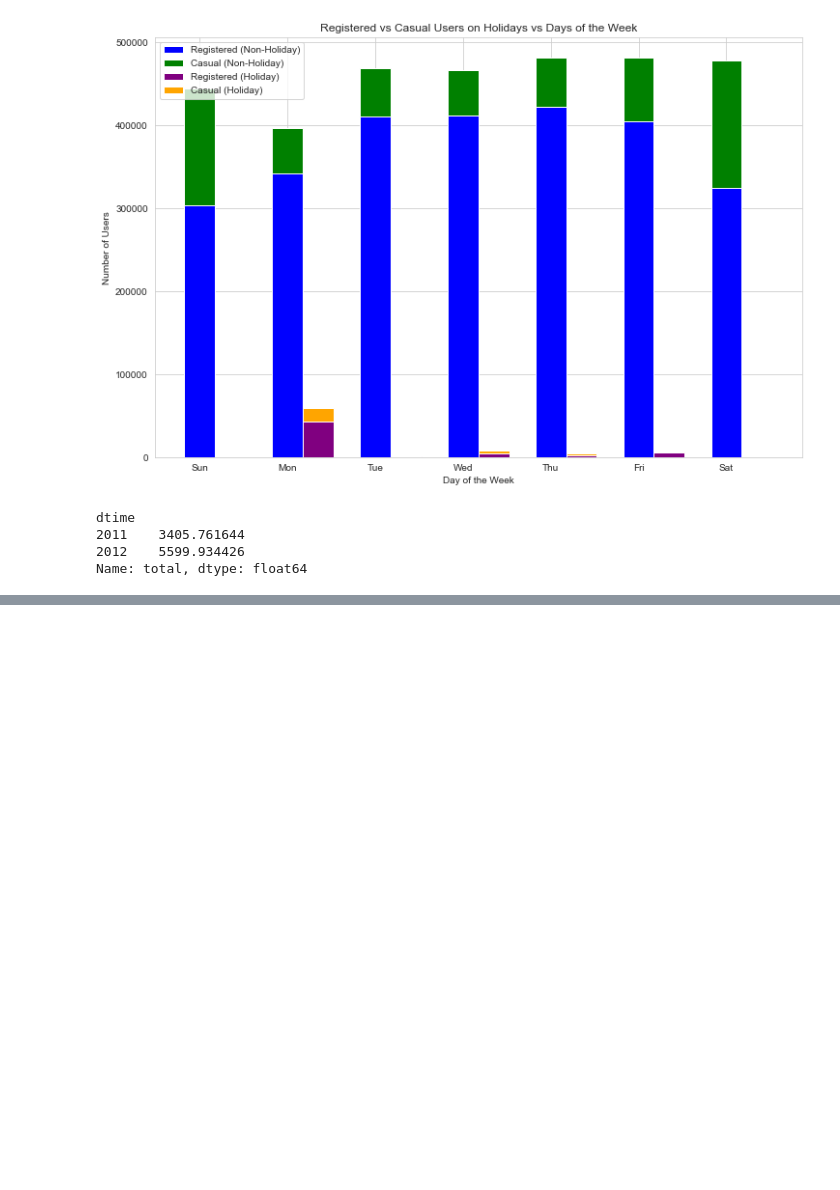
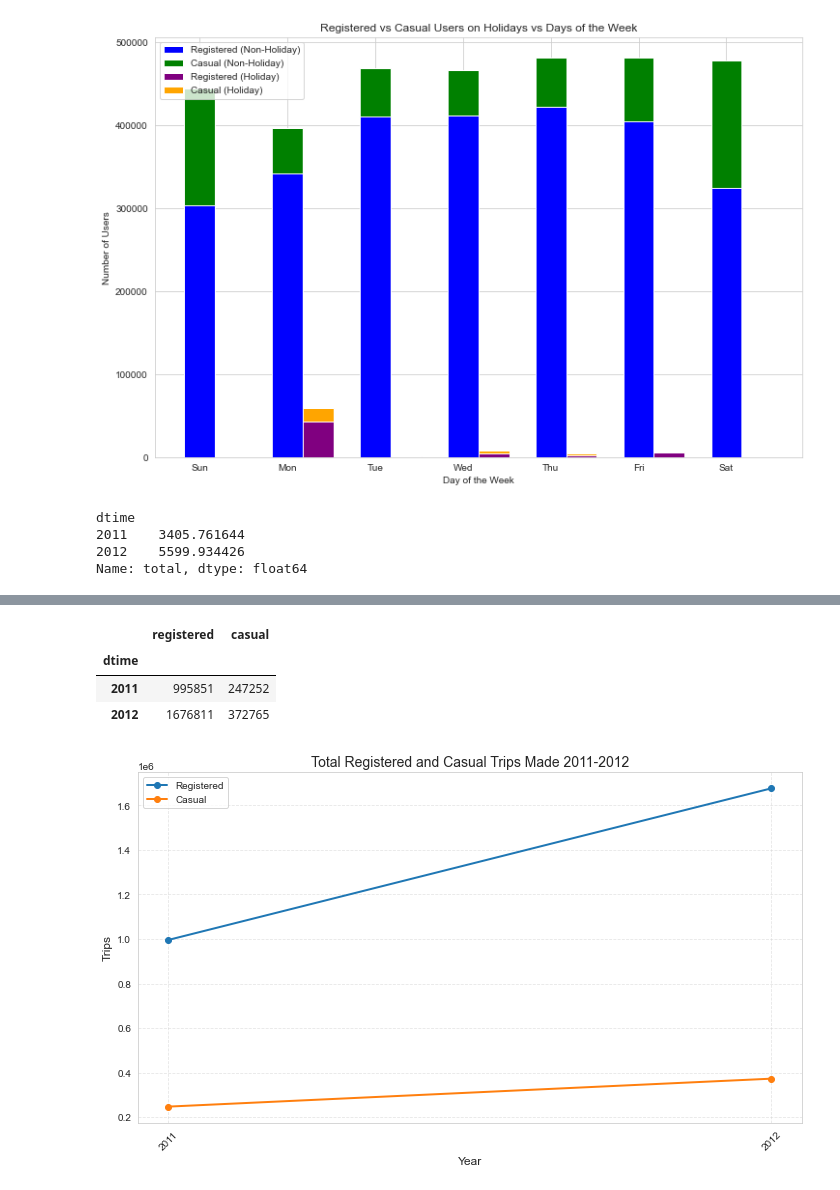
Before and after one commit to Maxremmo/Bike-Sharing-ML, a Jupyter notebook: bike_eda_daily.ipynb, the cells around one changed output, grey strips where cells are left out. Saved outputs shown, nothing was run; the diff lists cells and outputs as text; code cells hidden in the pictures; blank space fills up the shorter version.

```diff
--- a/bike_eda_daily.ipynb
+++ b/bike_eda_daily.ipynb
@@ -535,0 +562,7 @@ windy_users = df.groupby('windy_cat', as_index=False)['total'].sum()
+# %%
+total_per
+# %% [output]
+|  | registered | casual |
+| dtime |  |  |
+| 2011 | 995851 | 247252 |
+| 2012 | 1676811 | 372765 |
@@ -535,0 +571,33 @@ windy_users = df.groupby('windy_cat', as_index=False)['total'].sum()
+# %%
+total_per = df.groupby(df['dtime'].dt.year).agg({'registered': 'sum', 'casual': 'sum'})
+
+years = total_per.index
+registered_users = total_per['registered']
+casual_users = total_per['casual']
+
+# Set up the figure and axes
+fig, ax = plt.subplots(figsize=(10, 6))
+# Plot the lines
+ax.plot(years, registered_users, marker='o', label='Registered', linewidth=2)
+ax.plot(years, casual_users, marker='o', label='Casual', linewidth=2)
+
+# Customize the plot appearance
+ax.set_xlabel('Year', fontsize=12)
+ax.set_ylabel('Trips', fontsize=12)
+ax.set_title('Total Registered and Casual Trips Made 2011-2012', fontsize=14)
+ax.legend(fontsize=10)
+
+# Set x-axis tick labels and rotation
+ax.set_xticks(years)
+ax.set_xticklabels(years, rotation=45, fontsize=10)
+
+# Add grid lines
+ax.grid(True, linestyle='--', alpha=0.5)
+
+# Adjust spacing
+fig.tight_layout()
+
+# Show the plot
+plt.show()
+# %% [output]
+[figure, added]
```
Also changed, not shown: parts of 9 cells of this notebook.
